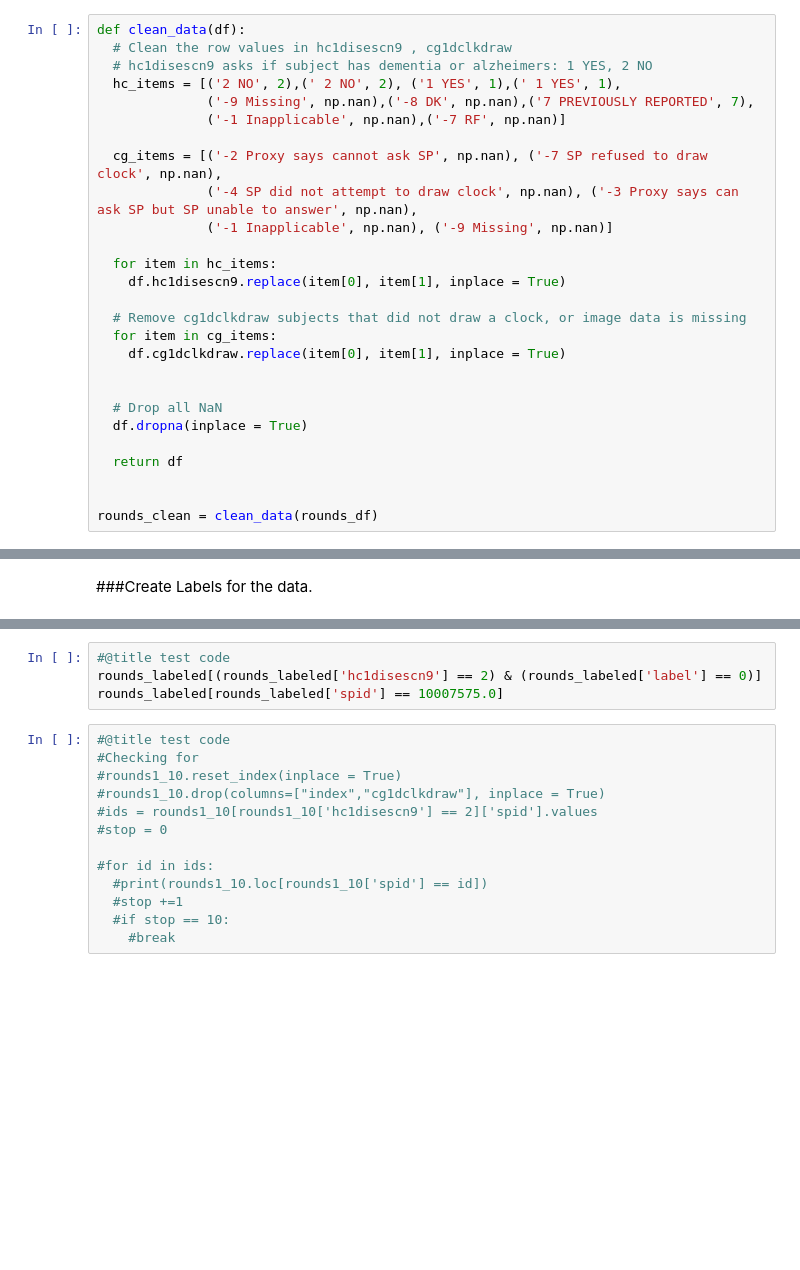
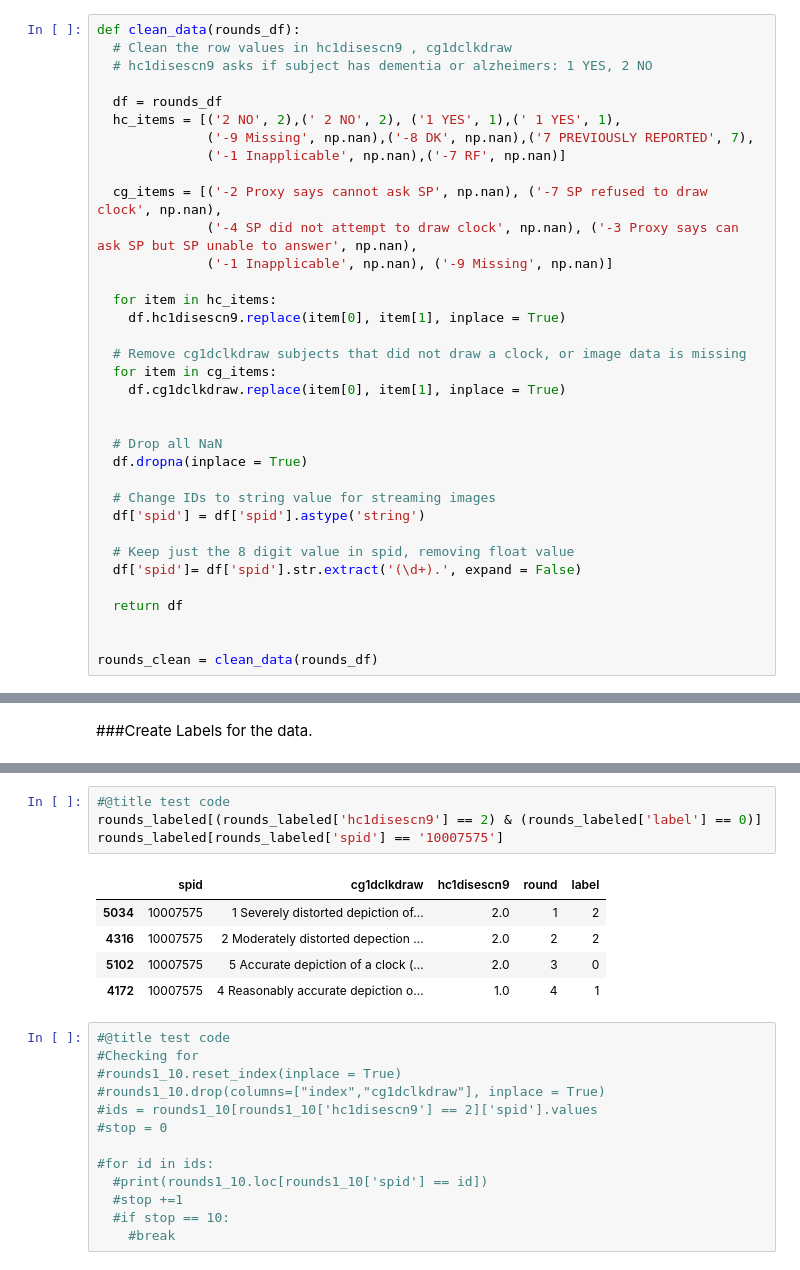
Before and after one commit to ian-byrne/MADSmilestone2, a Jupyter notebook: SIADS695_clock_image.ipynb, the cells around one changed output, grey strips where cells are left out. Drawn from its saved outputs; the diff is of its cells as text; blank space fills up the shorter version.

```diff
--- a/SIADS695_clock_image.ipynb
+++ b/SIADS695_clock_image.ipynb
@@ -94,7 +104,9 @@ Categories (12, object): ['-9 Missing' < '-7 SP refused to draw clock' <
 # %%
-def clean_data(df):
+def clean_data(rounds_df):
   # Clean the row values in hc1disescn9 , cg1dclkdraw
   # hc1disescn9 asks if subject has dementia or alzheimers: 1 YES, 2 NO
+
+  df = rounds_df
   hc_items = [('2 NO', 2),(' 2 NO', 2), ('1 YES', 1),(' 1 YES', 1),
               ('-9 Missing', np.nan),('-8 DK', np.nan),('7 PREVIOUSLY REPORTED', 7),
               ('-1 Inapplicable', np.nan),('-7 RF', np.nan)]
@@ -114,6 +126,12 @@ def clean_data(df):
   # Drop all NaN
   df.dropna(inplace = True)
 
+  # Change IDs to string value for streaming images
+  df['spid'] = df['spid'].astype('string')
+
+  # Keep just the 8 digit value in spid, removing float value
+  df['spid']= df['spid'].str.extract('(\d+).', expand = False)
+
   return df
 
 
@@ -170,7 +191,13 @@ rounds_labeled = create_labels(rounds_clean)
 # %%
 #@title test code
 rounds_labeled[(rounds_labeled['hc1disescn9'] == 2) & (rounds_labeled['label'] == 0)]
-rounds_labeled[rounds_labeled['spid'] == 10007575.0]
+rounds_labeled[rounds_labeled['spid'] == '10007575']
+# %% [output]
+|  | spid | cg1dclkdraw | hc1disescn9 | round | label |
+| 5034 | 10007575 | 1 Severely distorted depiction of... | 2.0 | 1 | 2 |
+| 4316 | 10007575 | 2 Moderately distorted depection ... | 2.0 | 2 | 2 |
+| 5102 | 10007575 | 5 Accurate depiction of a clock (... | 2.0 | 3 | 0 |
+| 4172 | 10007575 | 4 Reasonably accurate depiction o... | 1.0 | 4 | 1 |
 # %%
 #@title test code
 #Checking for
```
Also changed, not shown: parts of 10 cells of this notebook.
